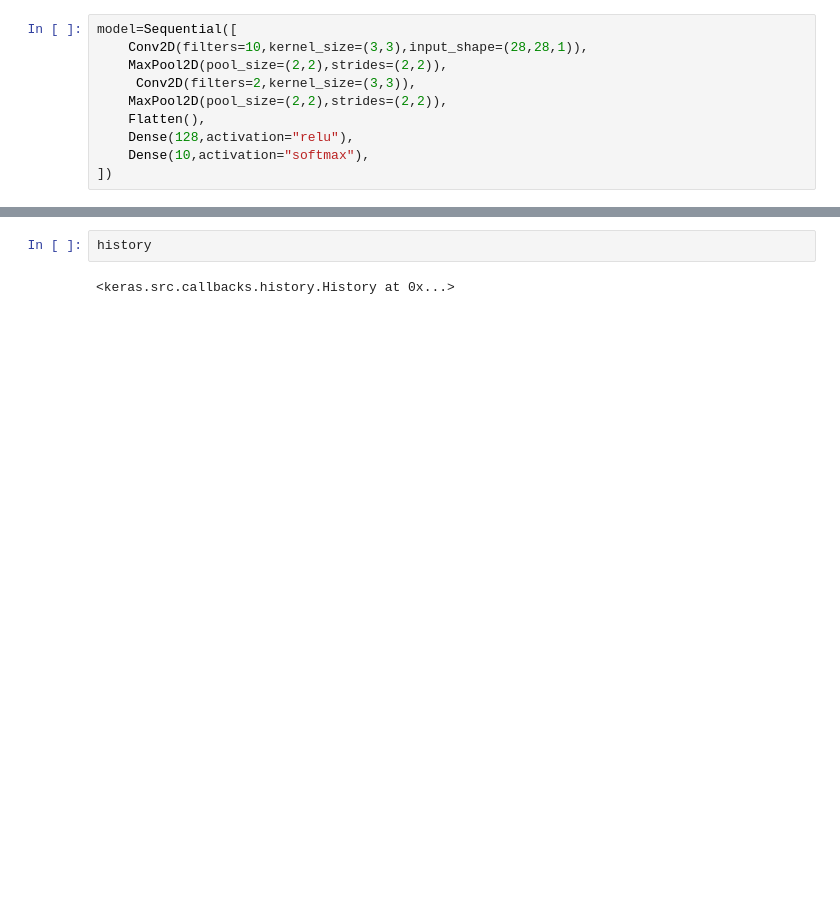
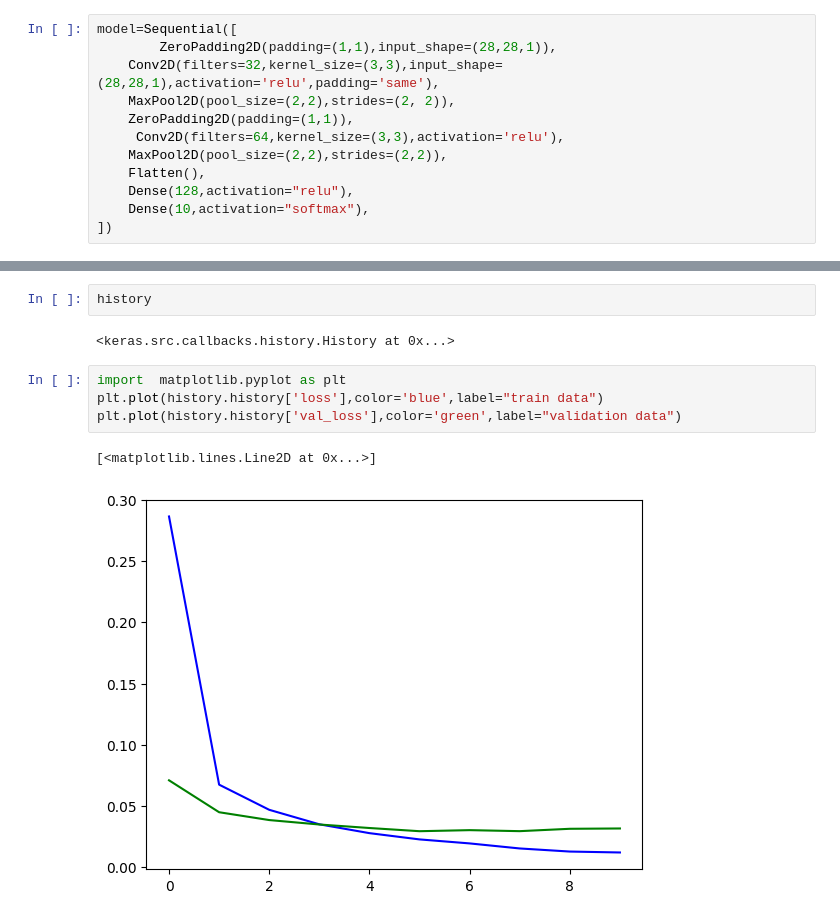
Before and after one commit to parnia-alipour/Deep-learning, a Jupyter notebook: MNISCNN.ipynb, the cells around one changed output, grey strips where cells are left out. Saved outputs shown, nothing was run; the diff lists cells and outputs as text; blank space fills up the shorter version.

Commit message:
add padding

```diff
--- a/MNISCNN.ipynb
+++ b/MNISCNN.ipynb
@@ -81,9 +80,11 @@ array([[[0.        ],
 x_test=np.expand_dims(x_test,axis=3)
 # %%
 model=Sequential([
-    Conv2D(filters=10,kernel_size=(3,3),input_shape=(28,28,1)),
-    MaxPool2D(pool_size=(2,2),strides=(2,2)),
-     Conv2D(filters=2,kernel_size=(3,3)),
+        ZeroPadding2D(padding=(1,1),input_shape=(28,28,1)),
+    Conv2D(filters=32,kernel_size=(3,3),input_shape=(28,28,1),activation='relu',padding='same'),
+    MaxPool2D(pool_size=(2,2),strides=(2, 2)),
+    ZeroPadding2D(padding=(1,1)),
+     Conv2D(filters=64,kernel_size=(3,3),activation='relu'),
     MaxPool2D(pool_size=(2,2),strides=(2,2)),
     Flatten(),
     Dense(128,activation="relu"),
@@ -149,3 +150,10 @@ Epoch 10/10
 history
 # %% [output]
 <keras.src.callbacks.history.History at 0x...>
+# %%
+import  matplotlib.pyplot as plt
+plt.plot(history.history['loss'],color='blue',label="train data")
+plt.plot(history.history['val_loss'],color='green',label="validation data")
+# %% [output]
+[<matplotlib.lines.Line2D at 0x...>]
+[figure, added]
```
Also changed, not shown: parts of 5 cells of this notebook.
